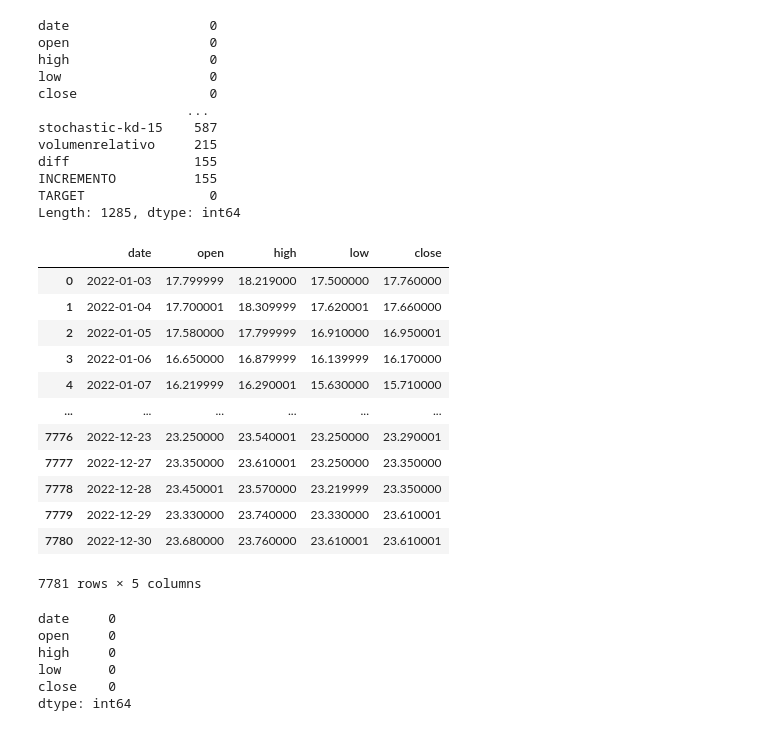
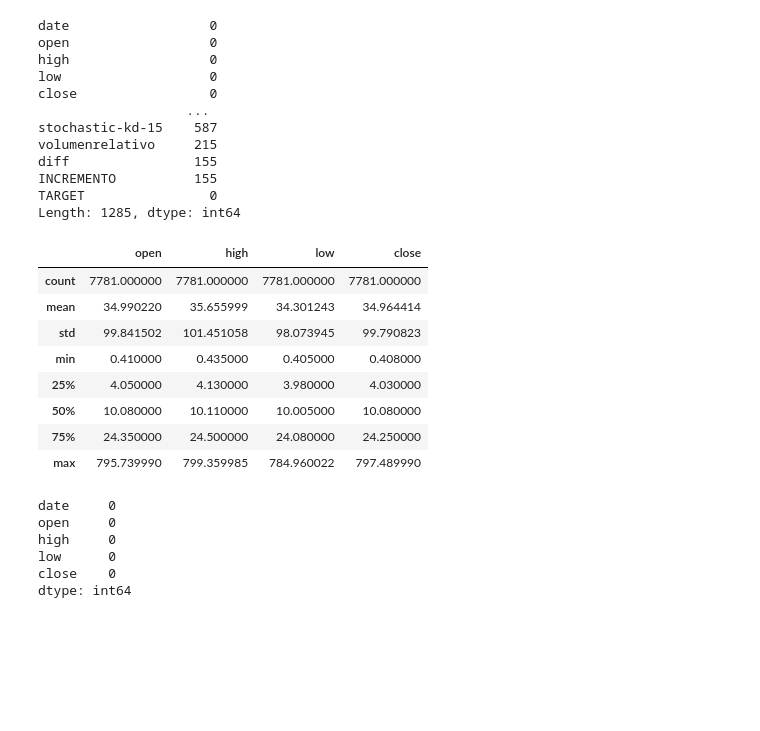
Before and after one commit to nisha-xyz/Stock-price-predict, a Jupyter notebook: mefir.ipynb, the cells around one changed output. Saved outputs shown, nothing was run; the diff lists cells and outputs as text; code cells hidden in the pictures; blank space fills up the shorter version.

```diff
--- a/mefir.ipynb
+++ b/mefir.ipynb
@@ -24,2 +26,3 @@ import pandas as pd
 # %%
-df_stock = pd.read_csv('/Users/nishabaichwal/Downloads/infolimpioavanzadoTarget 2.csv')
+df_stock = pd.read_csv('targetPrice.csv')
+df_stock.head()
@@ -75,21 +63,17 @@ TARGET                0
 Length: 1285, dtype: int64
 # %%
 data_new = df_stock[['date','open', 'high', 'low', 'close']]
-data_new
+data_new.describe()
 # %% [output]
-|  | date | open | high | low | close |
-| 0 | 2022-01-03 | 17.799999 | 18.219000 | 17.500000 | 17.760000 |
-| 1 | 2022-01-04 | 17.700001 | 18.309999 | 17.620001 | 17.660000 |
-| 2 | 2022-01-05 | 17.580000 | 17.799999 | 16.910000 | 16.950001 |
-| 3 | 2022-01-06 | 16.650000 | 16.879999 | 16.139999 | 16.170000 |
-| 4 | 2022-01-07 | 16.219999 | 16.290001 | 15.630000 | 15.710000 |
-| ... | ... | ... | ... | ... | ... |
-| 7776 | 2022-12-23 | 23.250000 | 23.540001 | 23.250000 | 23.290001 |
-| 7777 | 2022-12-27 | 23.350000 | 23.610001 | 23.250000 | 23.350000 |
-| 7778 | 2022-12-28 | 23.450001 | 23.570000 | 23.219999 | 23.350000 |
-| 7779 | 2022-12-29 | 23.330000 | 23.740000 | 23.330000 | 23.610001 |
-| 7780 | 2022-12-30 | 23.680000 | 23.760000 | 23.610001 | 23.610001 |
+|  | open | high | low | close |
+| count | 7781.000000 | 7781.000000 | 7781.000000 | 7781.000000 |
+| mean | 34.990220 | 35.655999 | 34.301243 | 34.964414 |
+| std | 99.841502 | 101.451058 | 98.073945 | 99.790823 |
+| min | 0.410000 | 0.435000 | 0.405000 | 0.408000 |
+| 25% | 4.050000 | 4.130000 | 3.980000 | 4.030000 |
+| 50% | 10.080000 | 10.110000 | 10.005000 | 10.080000 |
+| 75% | 24.350000 | 24.500000 | 24.080000 | 24.250000 |
+| max | 795.739990 | 799.359985 | 784.960022 | 797.489990 |
-7781 rows × 5 columns
 # %%
 data_new.isnull().sum()
 # %% [output]
```
Also changed, not shown: parts of 19 cells of this notebook, 2 other files.
